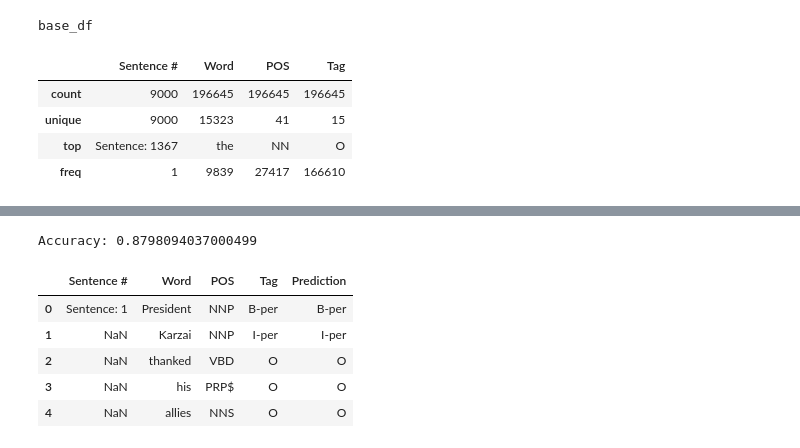
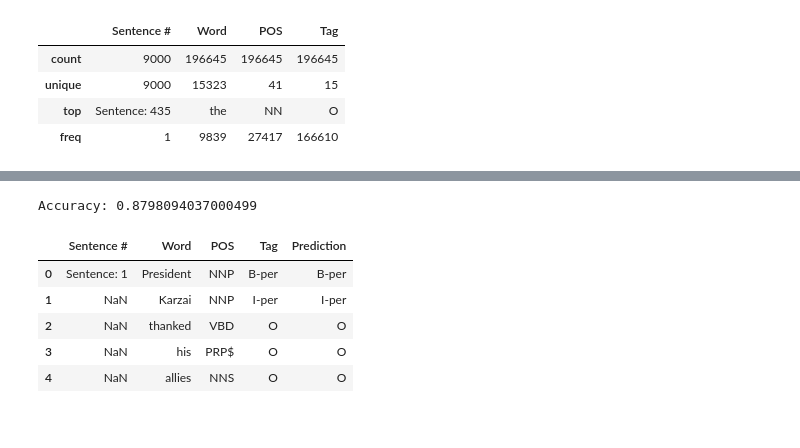
Before and after one commit to krisztianbenda/text_enrichment, a Jupyter notebook: notebooks/TrainSpacCy.ipynb, the cells around one changed output, grey strips where cells are left out. Cells and saved outputs as stored; diff of their text form; code cells hidden in the pictures.

```diff
--- a/notebooks/TrainSpacCy.ipynb
+++ b/notebooks/TrainSpacCy.ipynb
@@ -11,13 +5,11 @@ import ast
 import random
 # %%
-n_iter = 128
+n_iter = 200
 base_df = pd.read_csv('../datasets/TrainNER.csv', delimiter=';', encoding='cp1252')
-print('base_df')
 base_df.describe()
 # %% [output]
-base_df
 |  | Sentence # | Word | POS | Tag |
 | count | 9000 | 196645 | 196645 | 196645 |
 | unique | 9000 | 15323 | 41 | 15 |
-| top | Sentence: 1367 | the | NN | O |
+| top | Sentence: 435 | the | NN | O |
 | freq | 1 | 9839 | 27417 | 166610 |
```
Also changed, not shown: parts of 10 cells of this notebook, 1 other file.
